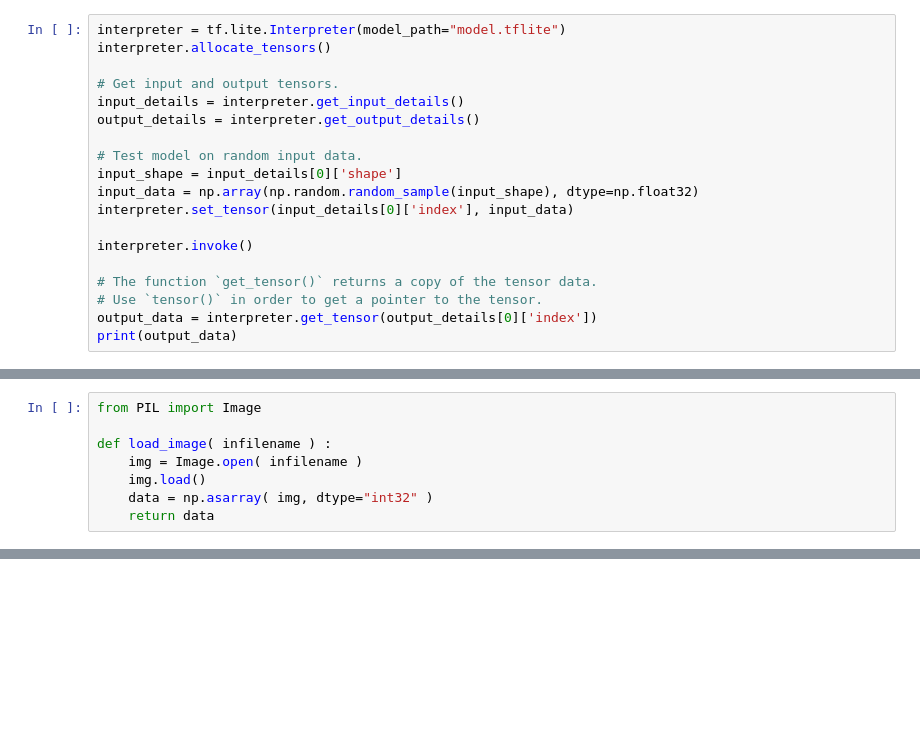
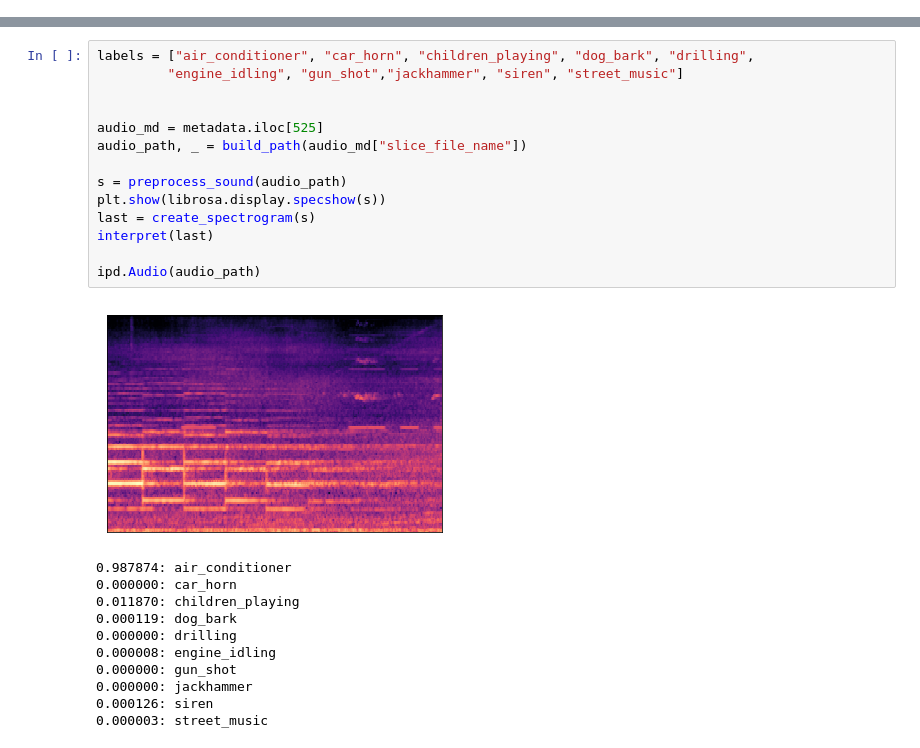
Before and after one commit to Data4City/UrbanSound, a Jupyter notebook: LiteInferenceTest.ipynb, the cells around one changed output, grey strips where cells are left out. Saved outputs shown, nothing was run; the diff lists cells and outputs as text; blank space fills up the shorter version.

```diff
--- a/LiteInferenceTest.ipynb
+++ b/LiteInferenceTest.ipynb
@@ -83,19 +19,0 @@ def create_spectrogram(filename):
-# %%
-interpreter = tf.lite.Interpreter(model_path="model.tflite")
-interpreter.allocate_tensors()
-
-# Get input and output tensors.
-input_details = interpreter.get_input_details()
-output_details = interpreter.get_output_details()
-
-# Test model on random input data.
-input_shape = input_details[0]['shape']
-input_data = np.array(np.random.random_sample(input_shape), dtype=np.float32)
-interpreter.set_tensor(input_details[0]['index'], input_data)
-
-interpreter.invoke()
-
-# The function `get_tensor()` returns a copy of the tensor data.
-# Use `tensor()` in order to get a pointer to the tensor.
-output_data = interpreter.get_tensor(output_details[0]['index'])
-print(output_data)
@@ -116,8 +19,0 @@ Correct: 8625
-# %%
-from PIL import Image
-
-def load_image( infilename ) :
-    img = Image.open( infilename )
-    img.load()
-    data = np.asarray( img, dtype="int32" )
-    return data
@@ -125,0 +104,26 @@ world
+# %%
+labels = ["air_conditioner", "car_horn", "children_playing", "dog_bark", "drilling",
+         "engine_idling", "gun_shot","jackhammer", "siren", "street_music"]
+
+
+audio_md = metadata.iloc[525]
+audio_path, _ = build_path(audio_md["slice_file_name"])
+
+s = preprocess_sound(audio_path)
+plt.show(librosa.display.specshow(s))
+last = create_spectrogram(s)
+interpret(last)
+
+ipd.Audio(audio_path)
+# %% [output]
+[figure, added]
+0.987874: air_conditioner
+0.000000: car_horn
+0.011870: children_playing
+0.000119: dog_bark
+0.000000: drilling
+0.000008: engine_idling
+0.000000: gun_shot
+0.000000: jackhammer
+0.000126: siren
+0.000003: street_music
```
Also changed, not shown: parts of 8 cells of this notebook, 2 other files.
